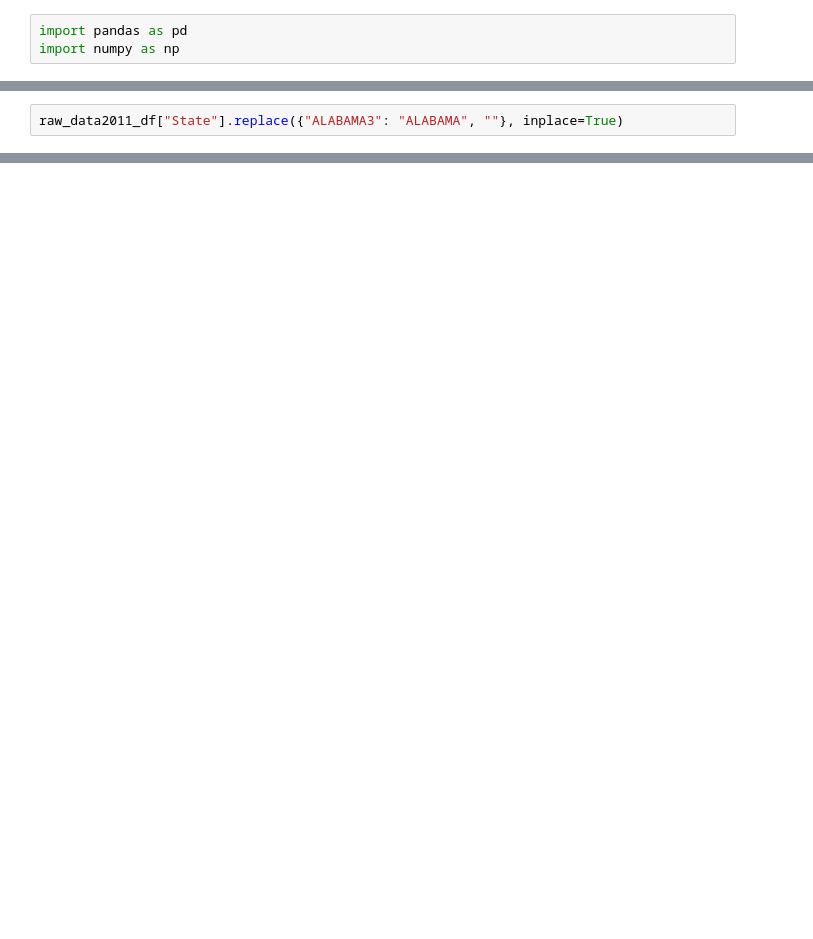
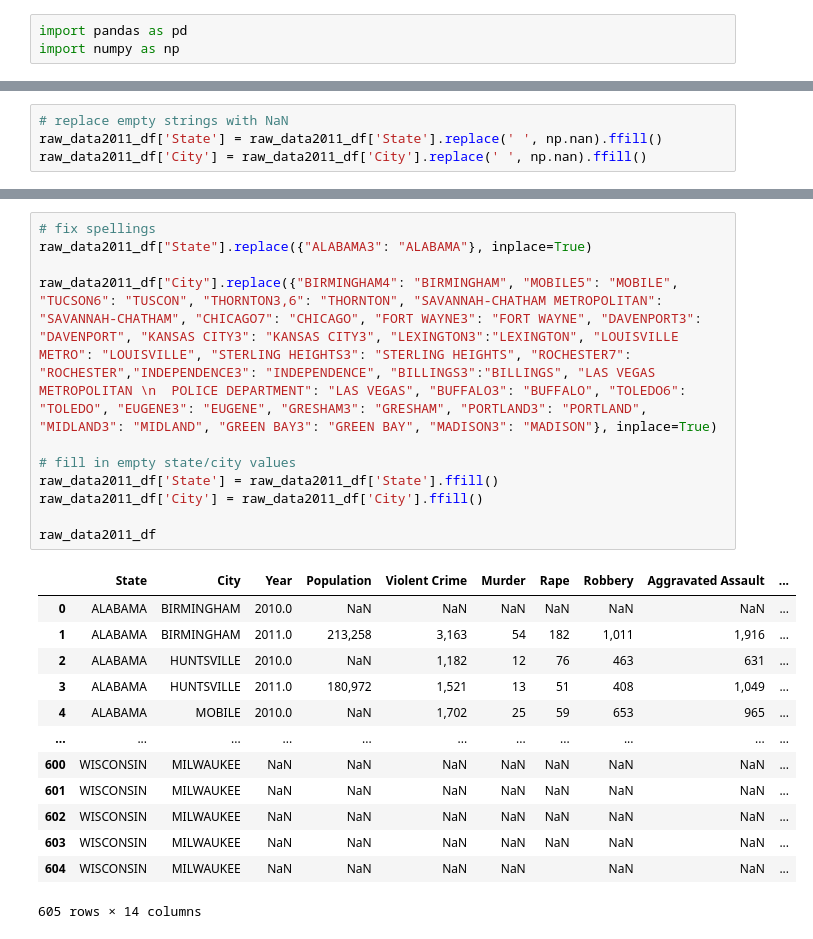
Before and after one commit to elysesulkey/National-Crime-Data-Analysis-Expanded, a Jupyter notebook: static/data/datacleaning.ipynb, the cells around one changed output, grey strips where cells are left out. Cells and saved outputs as stored; diff of their text form; blank space fills up the shorter version.

Commit message:
data cleaning

```diff
--- a/static/data/datacleaning.ipynb
+++ b/static/data/datacleaning.ipynb
@@ -53,3 +50,7 @@ raw_data2011_df
+# %%
+# replace empty strings with NaN
+raw_data2011_df['State'] = raw_data2011_df['State'].replace(' ', np.nan).ffill()
+raw_data2011_df['City'] = raw_data2011_df['City'].replace(' ', np.nan).ffill()
 # %%
 # list of values of State column
 States = raw_data2011_df['State'].unique()
@@ -75,2 +68,0 @@ array(['ALABAMA3', nan, 'ALASKA', 'ARIZONA', 'ARKANSAS', 'CALIFORNIA',
-# %%
-raw_data2011_df["State"].replace({"ALABAMA3": "ALABAMA", ""}, inplace=True)
@@ -76,0 +91,25 @@ raw_data2011_df["State"].replace({"ALABAMA3": "ALABAMA", ""}, inplace=True)
+# %%
+# fix spellings
+raw_data2011_df["State"].replace({"ALABAMA3": "ALABAMA"}, inplace=True)
+
+raw_data2011_df["City"].replace({"BIRMINGHAM4": "BIRMINGHAM", "MOBILE5": "MOBILE", "TUCSON6": "TUSCON", "THORNTON3,6": "THORNTON", "SAVANNAH-CHATHAM METROPOLITAN": "SAVANNAH-CHATHAM", "CHICAGO7": "CHICAGO", "FORT WAYNE3": "FORT WAYNE", "DAVENPORT3": "DAVENPORT", "KANSAS CITY3": "KANSAS CITY3", "LEXINGTON3":"LEXINGTON", "LOUISVILLE METRO": "LOUISVILLE", "STERLING HEIGHTS3": "STERLING HEIGHTS", "ROCHESTER7": "ROCHESTER","INDEPENDENCE3": "INDEPENDENCE", "BILLINGS3":"BILLINGS", "LAS VEGAS METROPOLITAN \n  POLICE DEPARTMENT": "LAS VEGAS", "BUFFALO3": "BUFFALO", "TOLEDO6": "TOLEDO", "EUGENE3": "EUGENE", "GRESHAM3": "GRESHAM", "PORTLAND3": "PORTLAND", "MIDLAND3": "MIDLAND", "GREEN BAY3": "GREEN BAY", "MADISON3": "MADISON"}, inplace=True)
+
+# fill in empty state/city values
+raw_data2011_df['State'] = raw_data2011_df['State'].ffill()
+raw_data2011_df['City'] = raw_data2011_df['City'].ffill()
+
+raw_data2011_df
+# %% [output]
+|  | State | City | Year | Population | Violent Crime | Murder | Rape | Robbery | Aggravated Assault | ... |
+| 0 | ALABAMA | BIRMINGHAM | 2010.0 | NaN | NaN | NaN | NaN | NaN | NaN | ... |
+| 1 | ALABAMA | BIRMINGHAM | 2011.0 | 213,258 | 3,163 | 54 | 182 | 1,011 | 1,916 | ... |
+| 2 | ALABAMA | HUNTSVILLE | 2010.0 | NaN | 1,182 | 12 | 76 | 463 | 631 | ... |
+| 3 | ALABAMA | HUNTSVILLE | 2011.0 | 180,972 | 1,521 | 13 | 51 | 408 | 1,049 | ... |
+| 4 | ALABAMA | MOBILE | 2010.0 | NaN | 1,702 | 25 | 59 | 653 | 965 | ... |
+| ... | ... | ... | ... | ... | ... | ... | ... | ... | ... | ... |
+| 600 | WISCONSIN | MILWAUKEE | NaN | NaN | NaN | NaN | NaN | NaN | NaN | ... |
+| 601 | WISCONSIN | MILWAUKEE | NaN | NaN | NaN | NaN | NaN | NaN | NaN | ... |
+| 602 | WISCONSIN | MILWAUKEE | NaN | NaN | NaN | NaN | NaN | NaN | NaN | ... |
+| 603 | WISCONSIN | MILWAUKEE | NaN | NaN | NaN | NaN | NaN | NaN | NaN | ... |
+| 604 | WISCONSIN | MILWAUKEE | NaN | NaN | NaN | NaN |  | NaN | NaN | ... |
+605 rows × 14 columns
```
Also changed, not shown: parts of 17 cells of this notebook, 3 other files.
